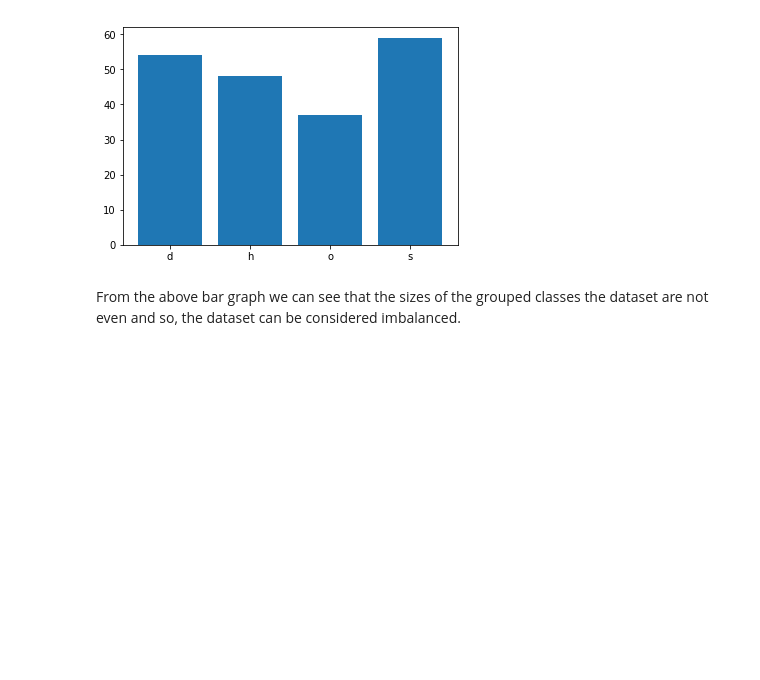
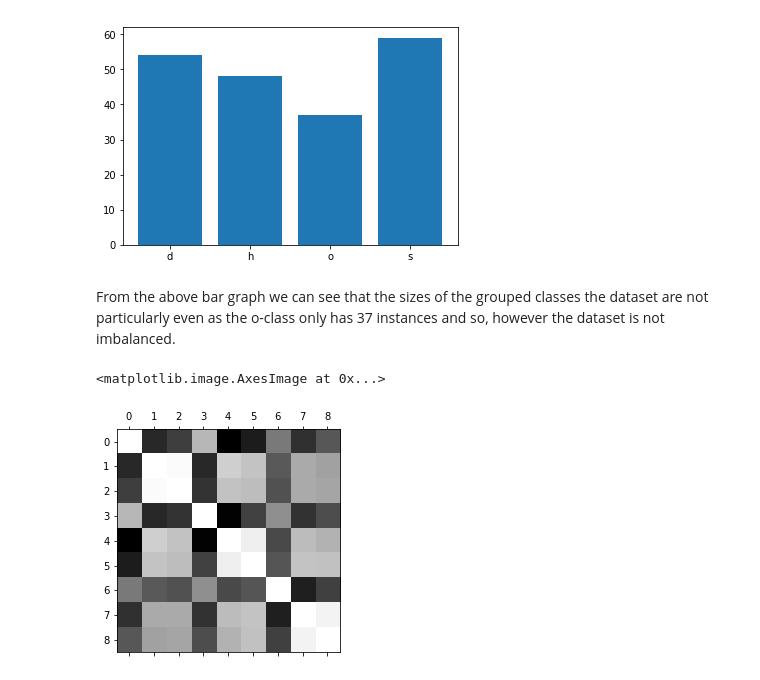
Before and after one commit to SamuelHeath/handson-ml, a Jupyter notebook: labs/lab2/lab02.ipynb, the cells around one changed output. Saved outputs shown, nothing was run; the diff lists cells and outputs as text; code cells hidden in the pictures; blank space fills up the shorter version.

```diff
--- a/labs/lab2/lab02.ipynb
+++ b/labs/lab2/lab02.ipynb
@@ -57,4 +82,26 @@ s    59
 dtype: int64
 [figure]
 # %% [markdown]
-From the above bar graph we can see that the sizes of the grouped classes the dataset are not even and so, the dataset can be considered imbalanced.
+From the above bar graph we can see that the sizes of the grouped classes the dataset are not particularly even as the o-class only has 37 instances and so, however the dataset is not imbalanced.
+# %%
+from sklearn.preprocessing import MinMaxScaler
+
+digit_columns = list(filter(lambda x: 'class' not in x, training_set.columns))
+
+scaler = MinMaxScaler()
+# MinMax Scale Testing Set
+testing_set[digit_columns] = scaler.fit_transform(testing_set[digit_columns])
+
+# MinMax Scale Training Set and display
+training_set[digit_columns] = scaler.fit_transform(training_set[digit_columns])
+# Make a copy of the training set
+training_copy = training_set.copy()
+training_set.describe()
+
+from pandas.plotting import scatter_matrix
+
+corr_matrix = training_set.corr()
+plt.matshow(corr_matrix, cmap=plt.cm.gray)
+# %% [output]
+<matplotlib.image.AxesImage at 0x...>
+[figure, added]
```
Also changed, not shown: parts of 11 cells of this notebook.
